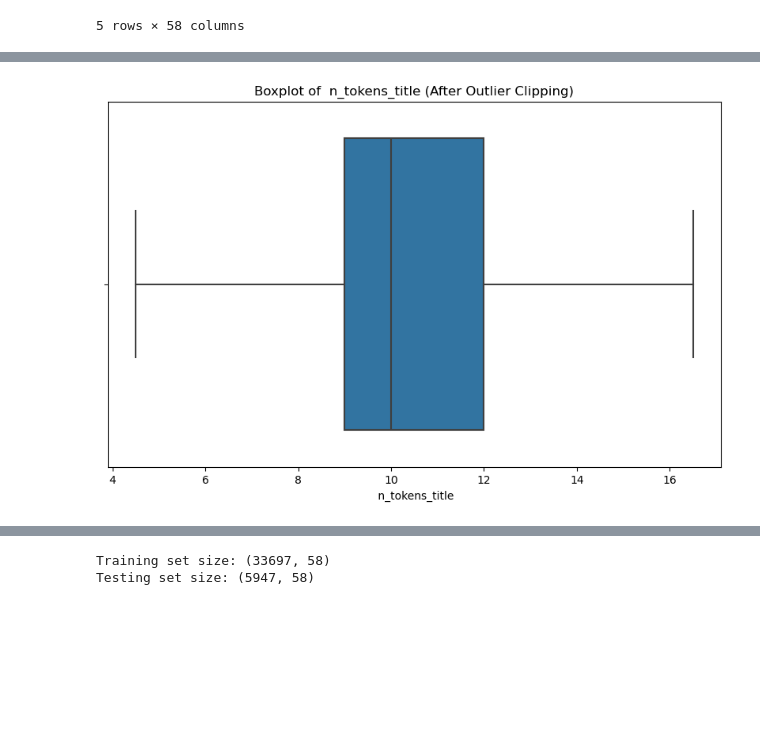
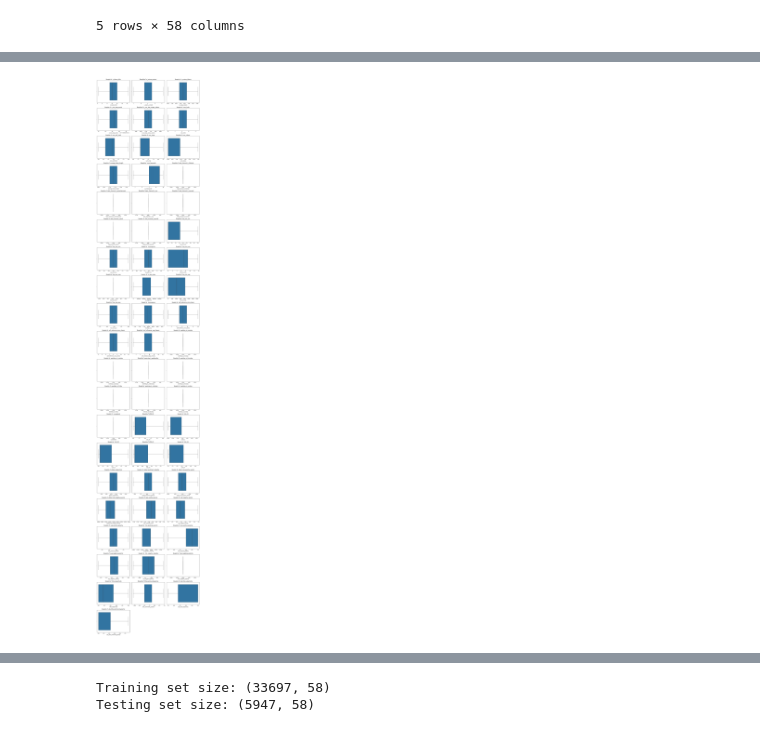
Before and after one commit to JoelJoshi2002/Online-News-Popularity-Prediction, a Jupyter notebook: Phase_2.ipynb, the cells around one changed output, grey strips where cells are left out. Drawn from its saved outputs; the diff is of its cells as text; code cells hidden in the pictures; blank space fills up the shorter version.

```diff
--- a/Phase_2.ipynb
+++ b/Phase_2.ipynb
@@ -161,7 +334,8 @@ if len(skewed_features) > 0:
 # %%
 # Apply log1p transformation to skewed features
+# Apply log1p only to non-negative values
 for feature in skewed_features:
-    features_raw[feature] = np.log1p(features_raw[feature])
+    features_raw[feature] = np.log1p(np.maximum(features_raw[feature], 0))
 # %%
 # Visualize the same sample feature after transformation
 if len(skewed_features) > 0:
@@ -176,8 +350,13 @@ if len(skewed_features) > 0:
 # %%
-# 7. Handle Outliers using IQR method# Visualize a sample feature before outlier handling
-sample_feature = numerical_features[0]
-plt.figure(figsize=(10, 6))
-sns.boxplot(x=features_raw[sample_feature])
-plt.title(f'Boxplot of {sample_feature} (Before Outlier Clipping)')
+# Handle Outliers using IQR method
+# Visualize features before outlier handling
+# Plot boxplots for all numerical features
+plt.figure(figsize=(15, len(numerical_features) * 3))  # Adjust height based on number of features
+for i, feature in enumerate(numerical_features, 1):
+    plt.subplot(len(numerical_features), 1, i)
+    sns.boxplot(x=features_raw[feature])
+    plt.title(f'Boxplot of {feature} (Before Outlier Clipping)')
+
+plt.tight_layout()  # Adjust layout for better spacing
 plt.show()
 # %% [output]
@@ -191,10 +370,28 @@ lower_bound = Q1 - 1.5 * IQR
 upper_bound = Q3 + 1.5 * IQR
 features_raw = features_raw.clip(lower=lower_bound, upper=upper_bound, axis=1)
 # %%
-# Visualize the same sample feature after outlier handling
-plt.figure(figsize=(10, 6))
-sns.boxplot(x=features_raw[sample_feature])
-plt.title(f'Boxplot of {sample_feature} (After Outlier Clipping)')
+
+import math
+
+# Determine the number of rows needed (3 plots per row)
+num_features = len(numerical_features)
+num_cols = 3  # 3 plots per row
+num_rows = math.ceil(num_features / num_cols)  # Calculate rows dynamically
+
+# Create subplots
+fig, axes = plt.subplots(num_rows, num_cols, figsize=(15, num_rows * 4))
+axes = axes.flatten()  # Flatten the 2D array of axes
+
+# Plot each feature
+for i, feature in enumerate(numerical_features):
+    sns.boxplot(x=features_raw[feature], ax=axes[i])
+    axes[i].set_title(f'Boxplot of {feature}')
+
+# Hide empty subplots (if any)
+for j in range(i + 1, len(axes)):
+    fig.delaxes(axes[j])
+
+plt.tight_layout()  # Adjust layout
 plt.show()
 # %% [output]
-[figure, old version]
+[figure, new version]
```
Also changed, not shown: parts of 60 cells of this notebook.
